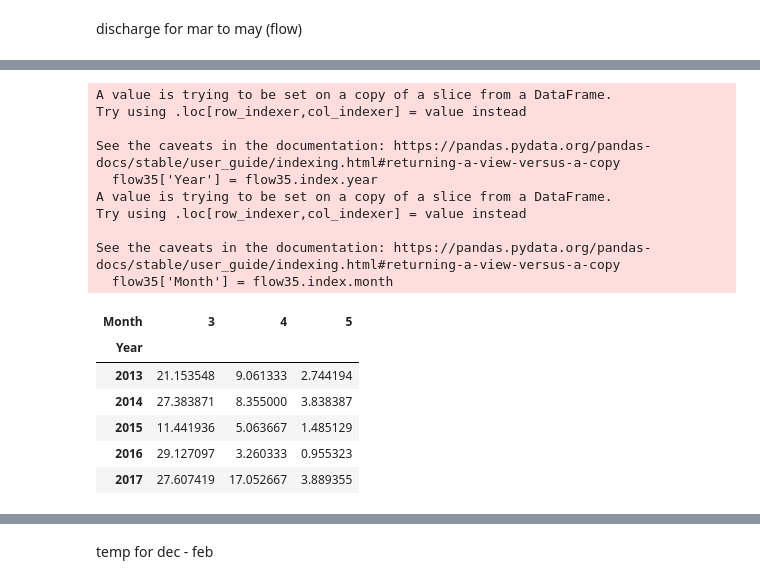
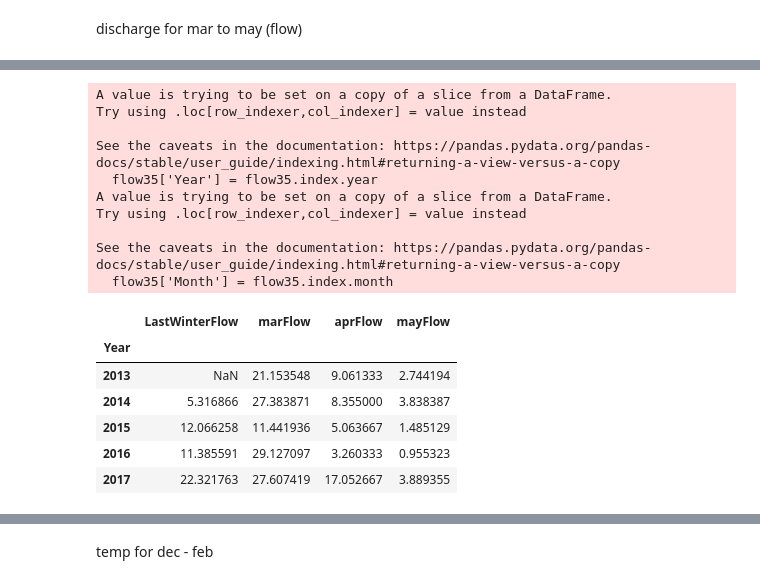
Before and after one commit to brahmwg/Bottlenecks_MDS_Capstone, a Jupyter notebook: outMigration_model/outM.ipynb, the cells around one changed output, grey strips where cells are left out. Saved outputs shown, nothing was run; the diff lists cells and outputs as text; code cells hidden in the pictures.

```diff
--- a/outMigration_model/outM.ipynb
+++ b/outMigration_model/outM.ipynb
@@ -644,24 +114,31 @@ flow35.head()
 # %%
+flow35 = monthly_average_df[monthly_average_df.index.month.isin([3, 4, 5])]
 flow35['Year'] = flow35.index.year
 flow35['Month'] = flow35.index.month
 
 pivot_df = flow35.pivot_table(index='Year', columns='Month', values='AverageFlowValue')
-pivot_df.head()
+df_combined = annual_average_flow.merge(pivot_df, on='Year', how='outer')
+
+df_combined.rename(columns={3: 'marFlow'}, inplace=True)
+df_combined.rename(columns={4: 'aprFlow'}, inplace=True)
+df_combined.rename(columns={5: 'mayFlow'}, inplace=True)
+
+df_combined.head()
 # %% [output]
 A value is trying to be set on a copy of a slice from a DataFrame.
 Try using .loc[row_indexer,col_indexer] = value instead
 
 See the caveats in the documentation: https://pandas.pydata.org/pandas-docs/stable/user_guide/indexing.html#returning-a-view-versus-a-copy
   flow35['Year'] = flow35.index.year
 A value is trying to be set on a copy of a slice from a DataFrame.
 Try using .loc[row_indexer,col_indexer] = value instead
 
 See the caveats in the documentation: https://pandas.pydata.org/pandas-docs/stable/user_guide/indexing.html#returning-a-view-versus-a-copy
   flow35['Month'] = flow35.index.month
-| Month | 3 | 4 | 5 |
-| Year |  |  |  |
-| 2013 | 21.153548 | 9.061333 | 2.744194 |
-| 2014 | 27.383871 | 8.355000 | 3.838387 |
-| 2015 | 11.441936 | 5.063667 | 1.485129 |
-| 2016 | 29.127097 | 3.260333 | 0.955323 |
-| 2017 | 27.607419 | 17.052667 | 3.889355 |
+|  | LastWinterFlow | marFlow | aprFlow | mayFlow |
+| Year |  |  |  |  |
+| 2013 | NaN | 21.153548 | 9.061333 | 2.744194 |
+| 2014 | 5.316866 | 27.383871 | 8.355000 | 3.838387 |
+| 2015 | 12.066258 | 11.441936 | 5.063667 | 1.485129 |
+| 2016 | 11.385591 | 29.127097 | 3.260333 | 0.955323 |
+| 2017 | 22.321763 | 27.607419 | 17.052667 | 3.889355 |
```
Also changed, not shown: parts of 114 cells of this notebook.
